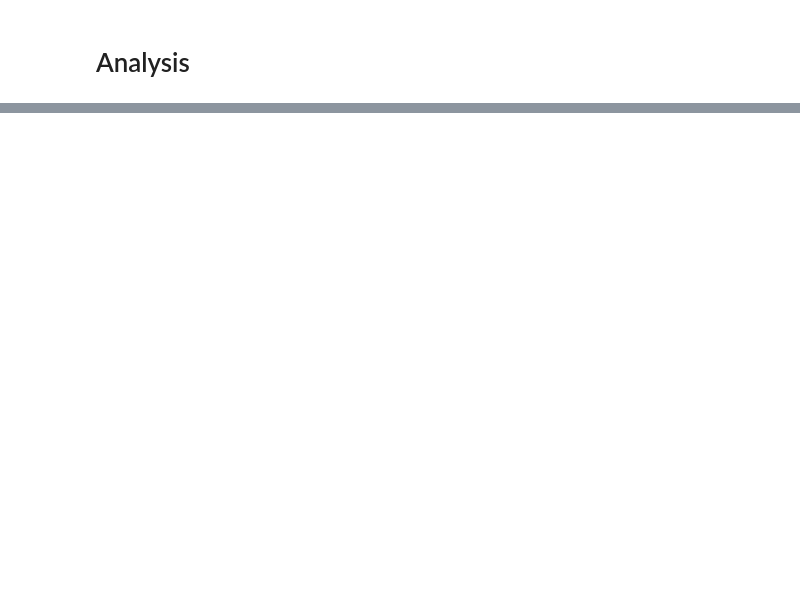
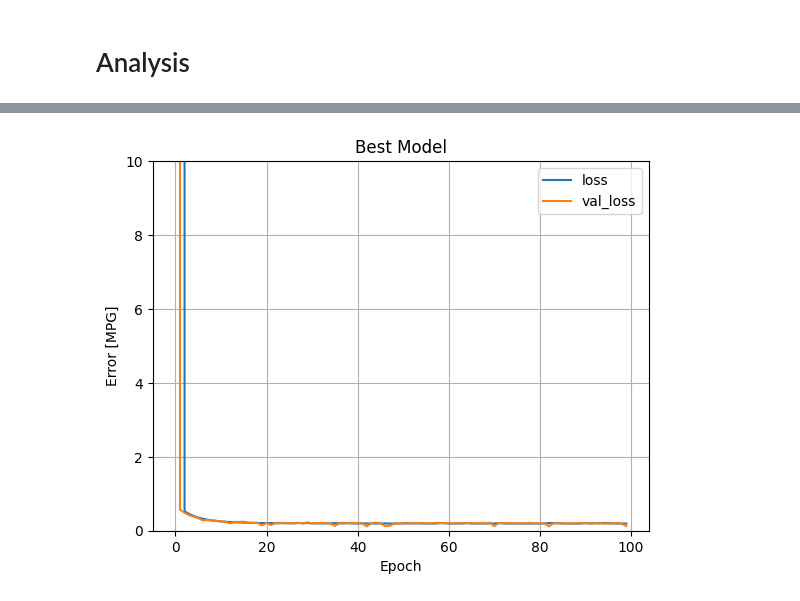
Before and after one commit to vincenta1206519/sejarah-capstone, a Jupyter notebook: ml_modeling/supplier_schedule_model.ipynb, the cells around one changed output, grey strips where cells are left out. Saved outputs shown, nothing was run; the diff lists cells and outputs as text; code cells hidden in the pictures; blank space fills up the shorter version.

Commit message:
Attempted naive modelling.

```diff
--- a/ml_modeling/supplier_schedule_model.ipynb
+++ b/ml_modeling/supplier_schedule_model.ipynb
@@ -343,0 +432,12 @@ test_dataset = test_dataset.take(test_size)
+# %%
+#compile models with different learning rates
+learning_rates = [0.001, 0.01, 0.1, 0.2, 0.3]
+models = []
+for learning_rate in learning_rates:
+  models.append(create_model(learning_rate))
+
+#determine the best learning rate
+histories = []
+for model in models:
+  history = model.fit(train_dataset.batch(1), epochs=10, validation_data=val_dataset.batch(1), verbose=1)
+  histories.append(history)
@@ -344,2 +462,25 @@ test_dataset = test_dataset.take(test_size)
 # %% [markdown]
 # Analysis
+# %%
+#plot the loss and accuracy for each learning rate
+def plot_loss(history):
+  """
+  Plots the loss and accuracy for each learning rate
+  Args:
+    history (object): an instance of the History class
+
+  Returns:
+    None
+  """
+  plt.plot(history.history['loss'], label='loss')
+  plt.plot(history.history['val_loss'], label='val_loss')
+  plt.xlabel('Epoch')
+  plt.ylabel('Error [MPG]')
+  plt.ylim([0, 10])
+  plt.legend()
+  plt.grid(True)
+
+for i in range(len(histories)):
+    plot_loss(histories[i])
+    plt.title('Learning Rate: ' + str(learning_rates[i]))
+    plt.show()
@@ -345,0 +493,5 @@ test_dataset = test_dataset.take(test_size)
+# %%
+#choose the best learning rate
+best_learning_rate = 0.001
+best_model = create_model(best_learning_rate)
+best_model.fit(train_dataset.batch(1), epochs=100, validation_data=val_dataset.batch(1), verbose=1)
@@ -345,0 +517,7 @@ test_dataset = test_dataset.take(test_size)
+# %%
+#plot the loss and accuracy for the best model
+plot_loss(best_model.history)
+plt.title('Best Model')
+plt.show()
+# %% [output]
+[figure, added]
```
Also changed, not shown: parts of 14 cells of this notebook.
